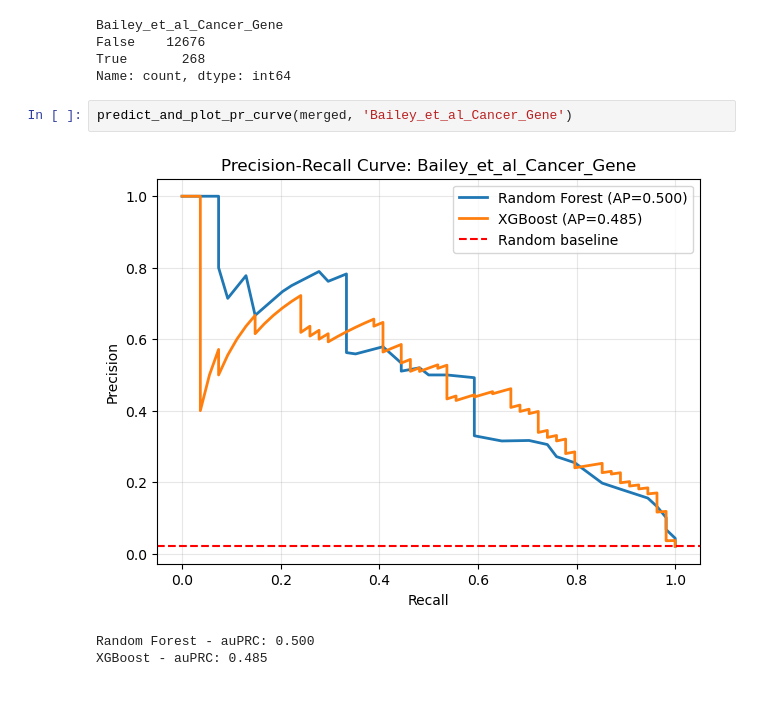
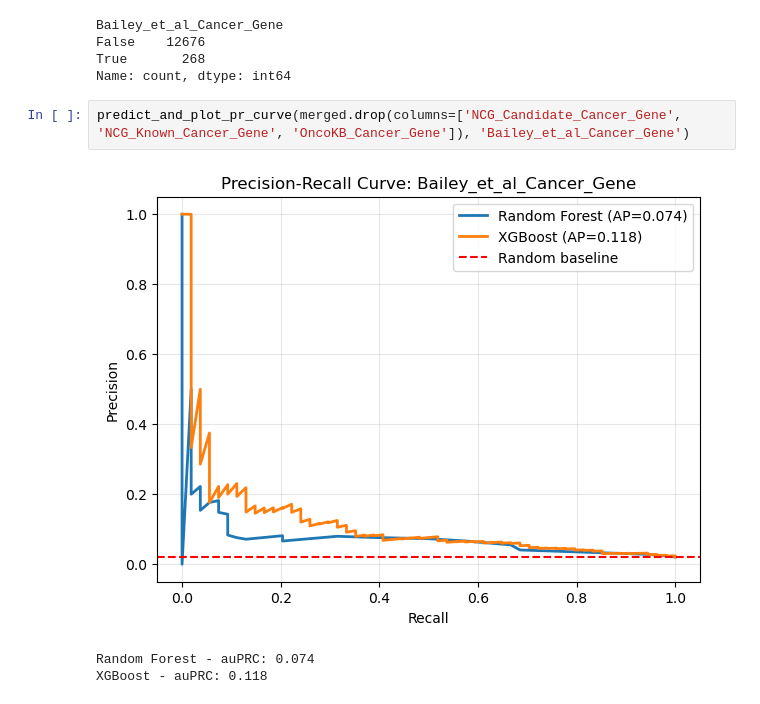
Before and after one commit to egekurt123/RNA-gene-disease-predictions, a Jupyter notebook: Cancer Predictions/Paper Embeddings/Omics_256.ipynb, the cells around one changed output. Drawn from its saved outputs; the diff is of its cells as text.

```diff
--- a/Cancer Predictions/Paper Embeddings/Omics_256.ipynb
+++ b/Cancer Predictions/Paper Embeddings/Omics_256.ipynb
@@ -111,8 +111,8 @@ False    12676
 True       268
 Name: count, dtype: int64
 # %%
-predict_and_plot_pr_curve(merged, 'Bailey_et_al_Cancer_Gene')
+predict_and_plot_pr_curve(merged.drop(columns=['NCG_Candidate_Cancer_Gene', 'NCG_Known_Cancer_Gene', 'OncoKB_Cancer_Gene']), 'Bailey_et_al_Cancer_Gene')
 # %% [output]
-[figure, old version]
+[figure, new version]
-Random Forest - auPRC: 0.500
-XGBoost - auPRC: 0.485
+Random Forest - auPRC: 0.074
+XGBoost - auPRC: 0.118
```
Also changed, not shown: parts of 3 cells of this notebook, 5 other files.
